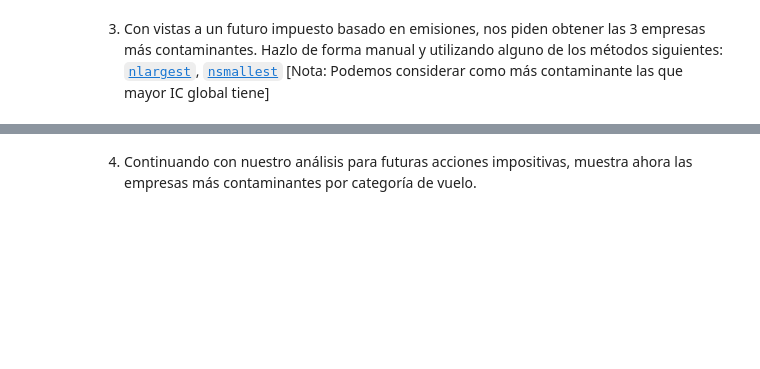
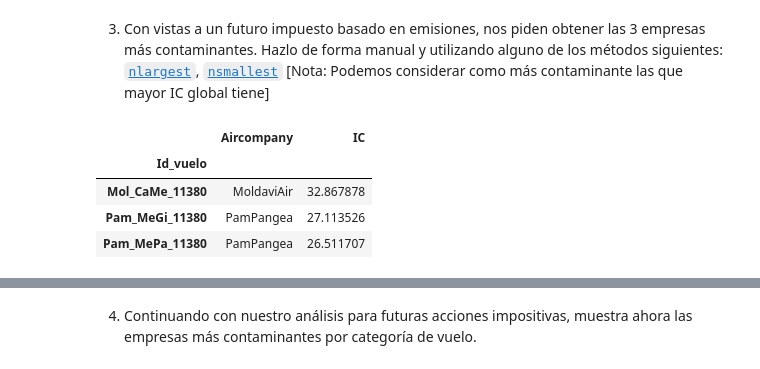
Before and after one commit to Anttt4/ONLINE_DS_THEBRIDGE_Antonio_Carreno_Jimenez, a Jupyter notebook: Sprint 4/Unidad 2/18_Practica_Obligatoria_Pandas_II.ipynb, the cells around one changed output, grey strips where cells are left out. Drawn from its saved outputs; the diff is of its cells as text; code cells hidden in the pictures; blank space fills up the shorter version.

```diff
--- a/Sprint 4/Unidad 2/18_Practica_Obligatoria_Pandas_II.ipynb
+++ b/Sprint 4/Unidad 2/18_Practica_Obligatoria_Pandas_II.ipynb
@@ -416,0 +471,8 @@ Una vez "limpios" ya podemos analizar los datos y/o manipularlos. De hecho, nos
+# %%
+top_3_mas[["Aircompany", "IC"]]
+# %% [output]
+|  | Aircompany | IC |
+| Id_vuelo |  |  |
+| Mol_CaMe_11380 | MoldaviAir | 32.867878 |
+| Pam_MeGi_11380 | PamPangea | 27.113526 |
+| Pam_MePa_11380 | PamPangea | 26.511707 |
```
Also changed, not shown: parts of 14 cells of this notebook.
